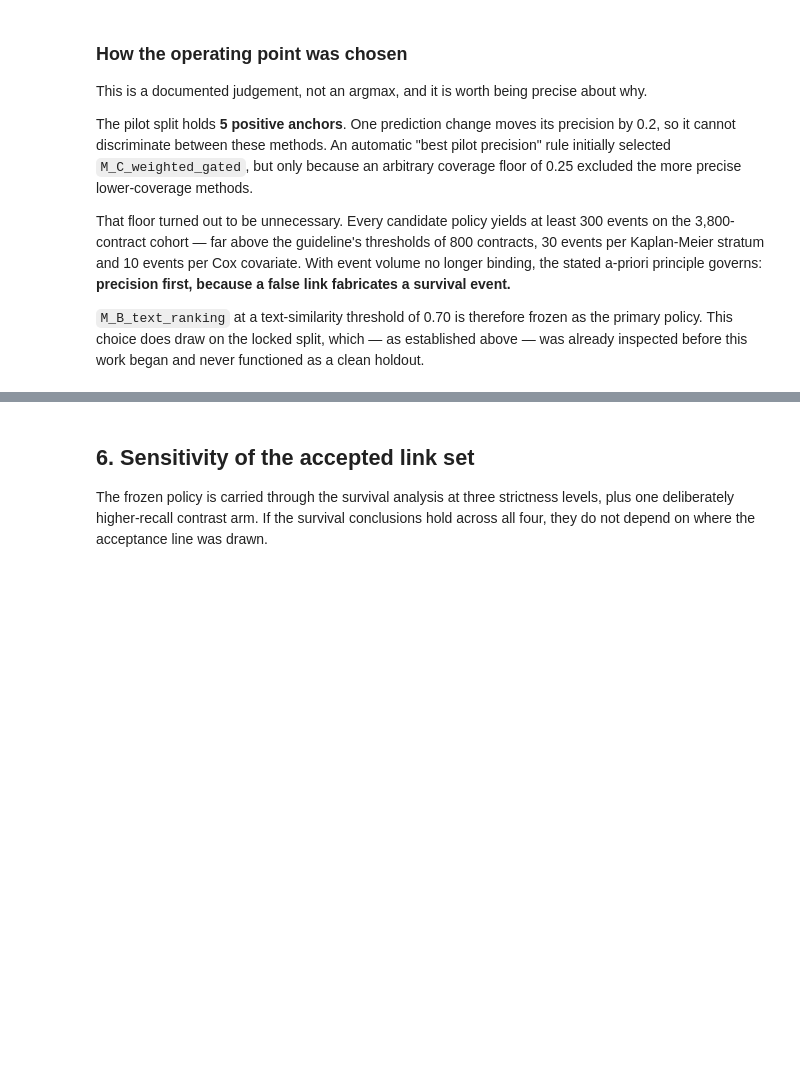
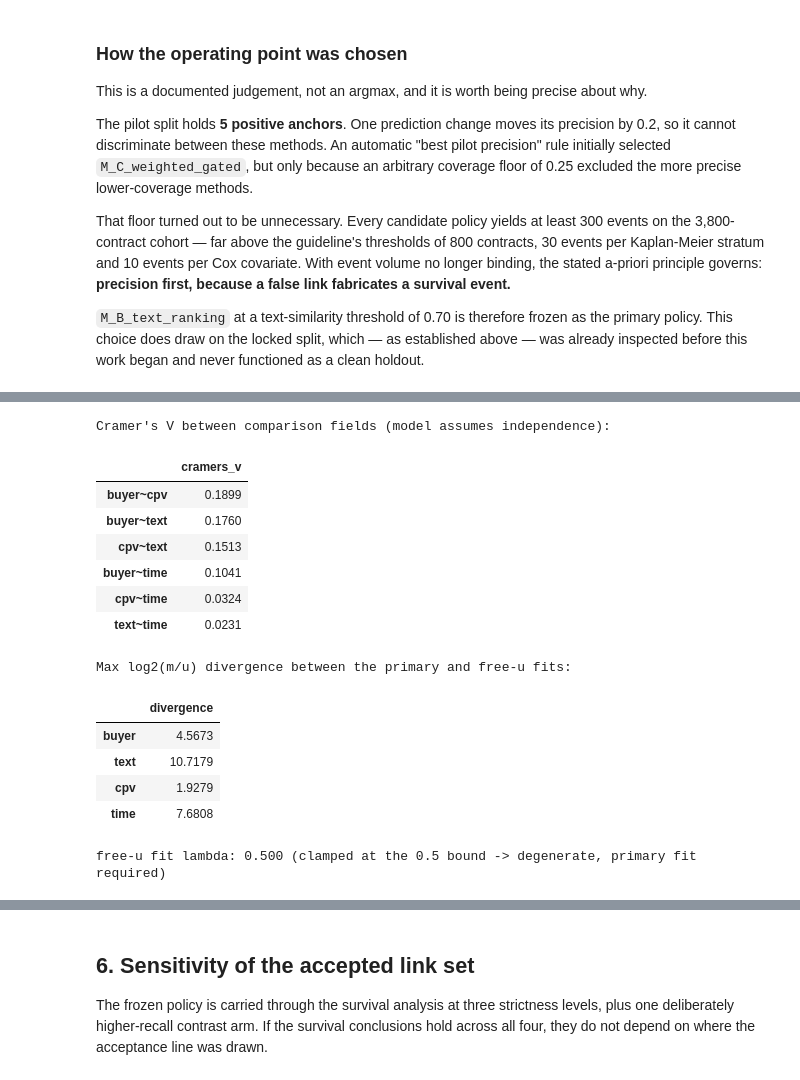
Before and after one commit to ROUSenghak/project-gigalis, a Jupyter notebook: notebooks/12_successor_linkage_and_evaluation.ipynb, the cells around one changed output, grey strips where cells are left out. Drawn from its saved outputs; the diff is of its cells as text; code cells hidden in the pictures; blank space fills up the shorter version.

```diff
--- a/notebooks/12_successor_linkage_and_evaluation.ipynb
+++ b/notebooks/12_successor_linkage_and_evaluation.ipynb
@@ -333,0 +538,26 @@ saved data/processed/boamp_v2/figures/linkage_evaluation/04_pilot_precision_cove
+# %%
+independence = pd.Series(fs["conditional_independence_cramers_v"]).sort_values(ascending=False)
+print("Cramer's V between comparison fields (model assumes independence):")
+display(independence.to_frame("cramers_v"))
+
+divergence = pd.Series(fs["max_log2_bayes_factor_divergence_between_fits"])
+print("\nMax log2(m/u) divergence between the primary and free-u fits:")
+display(divergence.to_frame("divergence"))
+print(f"free-u fit lambda: {fs['robustness_fit_free_u']['lambda']:.3f} "
+      f"(clamped at the 0.5 bound -> degenerate, primary fit required)")
+# %% [output]
+Cramer's V between comparison fields (model assumes independence):
+|  | cramers_v |
+| buyer~cpv | 0.1899 |
+| buyer~text | 0.1760 |
+| cpv~text | 0.1513 |
+| buyer~time | 0.1041 |
+| cpv~time | 0.0324 |
+| text~time | 0.0231 |
+Max log2(m/u) divergence between the primary and free-u fits:
+|  | divergence |
+| buyer | 4.5673 |
+| text | 10.7179 |
+| cpv | 1.9279 |
+| time | 7.6808 |
+free-u fit lambda: 0.500 (clamped at the 0.5 bound -> degenerate, primary fit required)
```
Also changed, not shown: parts of 13 cells of this notebook, 1 other file.
